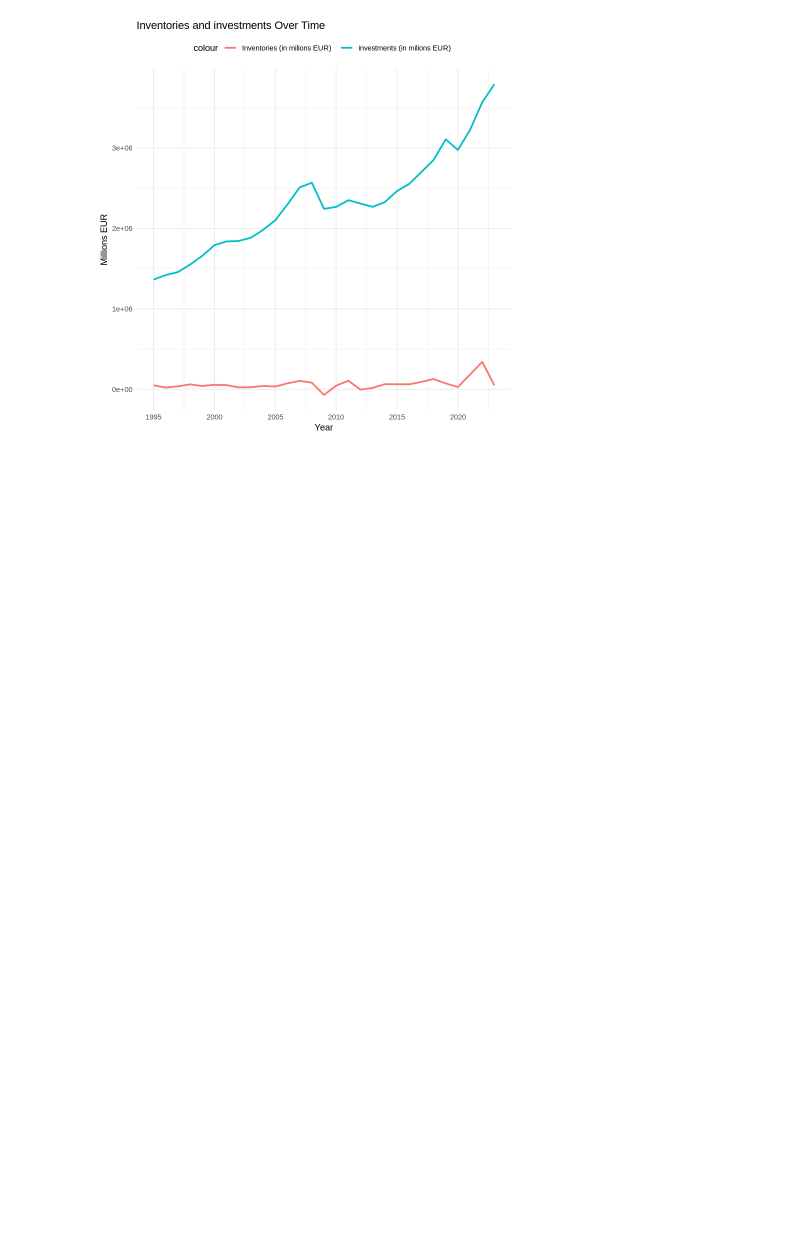
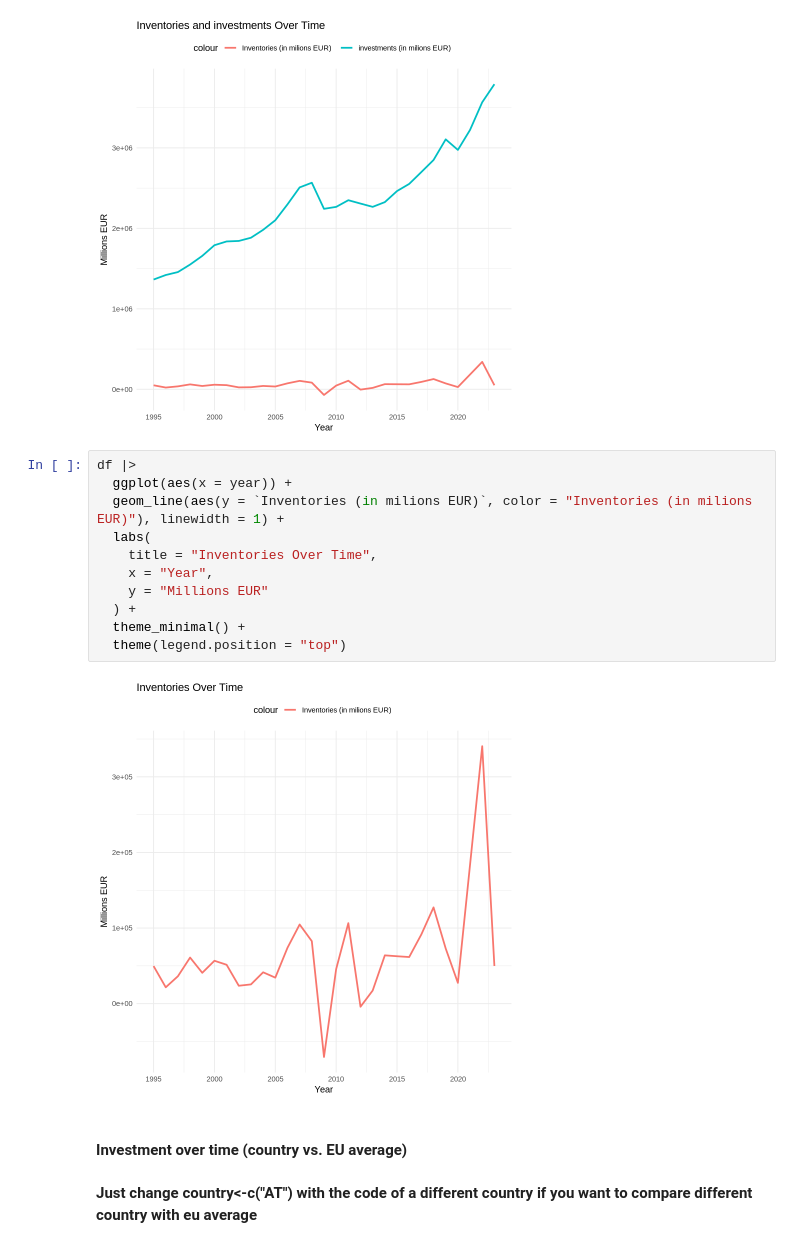
Before and after one commit to urosgodnov/BigData, a Jupyter notebook: ANALYSIS_OF_ECONOMIC_PERFORMANCE_OF_COUNTRIES_OVER_TIME.ipynb, the cells around one changed output. Saved outputs shown, nothing was run; the diff lists cells and outputs as text; blank space fills up the shorter version.

```diff
--- a/ANALYSIS_OF_ECONOMIC_PERFORMANCE_OF_COUNTRIES_OVER_TIME.ipynb
+++ b/ANALYSIS_OF_ECONOMIC_PERFORMANCE_OF_COUNTRIES_OVER_TIME.ipynb
@@ -720,3 +720,20 @@ df |>
   theme(legend.position = "top")
 # %% [output]
 [figure]
+# %%
+df |>
+  ggplot(aes(x = year)) +
+  geom_line(aes(y = `Inventories (in milions EUR)`, color = "Inventories (in milions EUR)"), linewidth = 1) +
+  labs(
+    title = "Inventories Over Time",
+    x = "Year",
+    y = "Millions EUR"
+  ) +
+  theme_minimal() +
+  theme(legend.position = "top")
+# %% [output]
+[figure, added]
+# %% [markdown]
+#### Investment over time (country vs. EU average)
+# %% [markdown]
+**Just change country<-c("AT") with the code of a different country if you want to compare different country with eu average**
```
Also changed, not shown: parts of 8 cells of this notebook.
